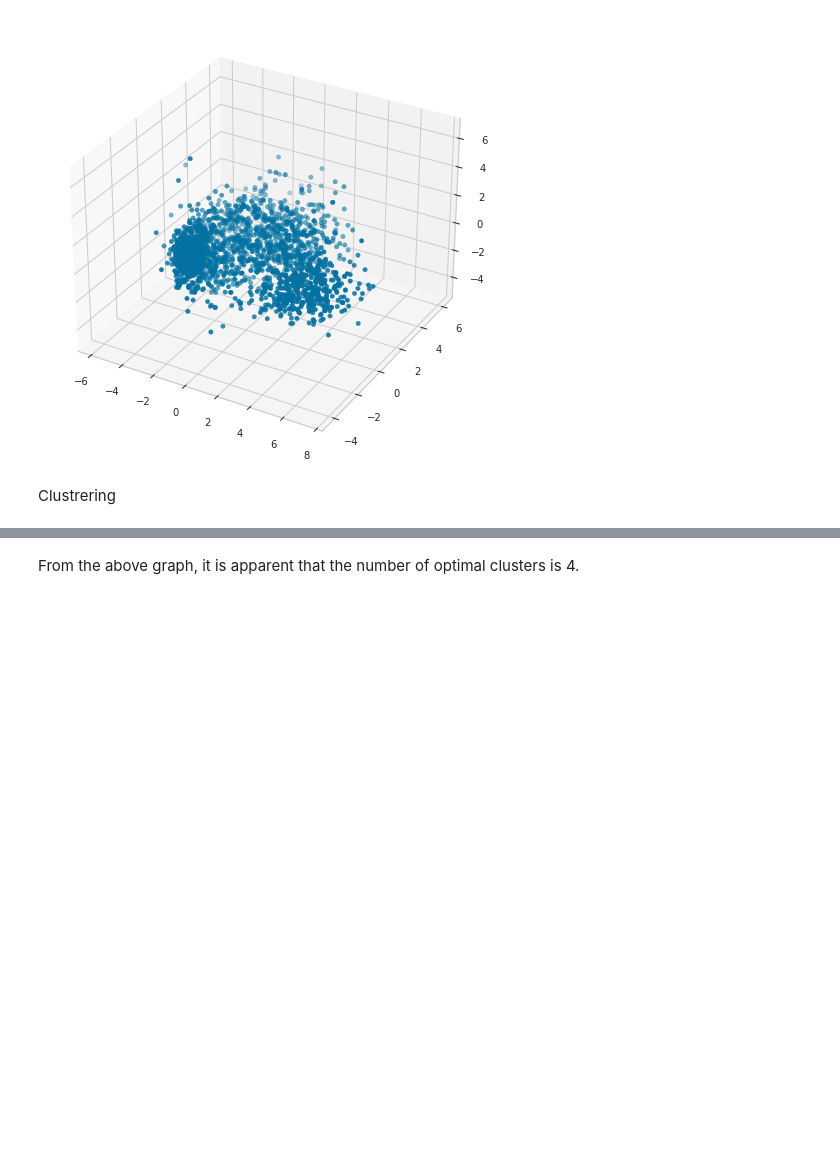
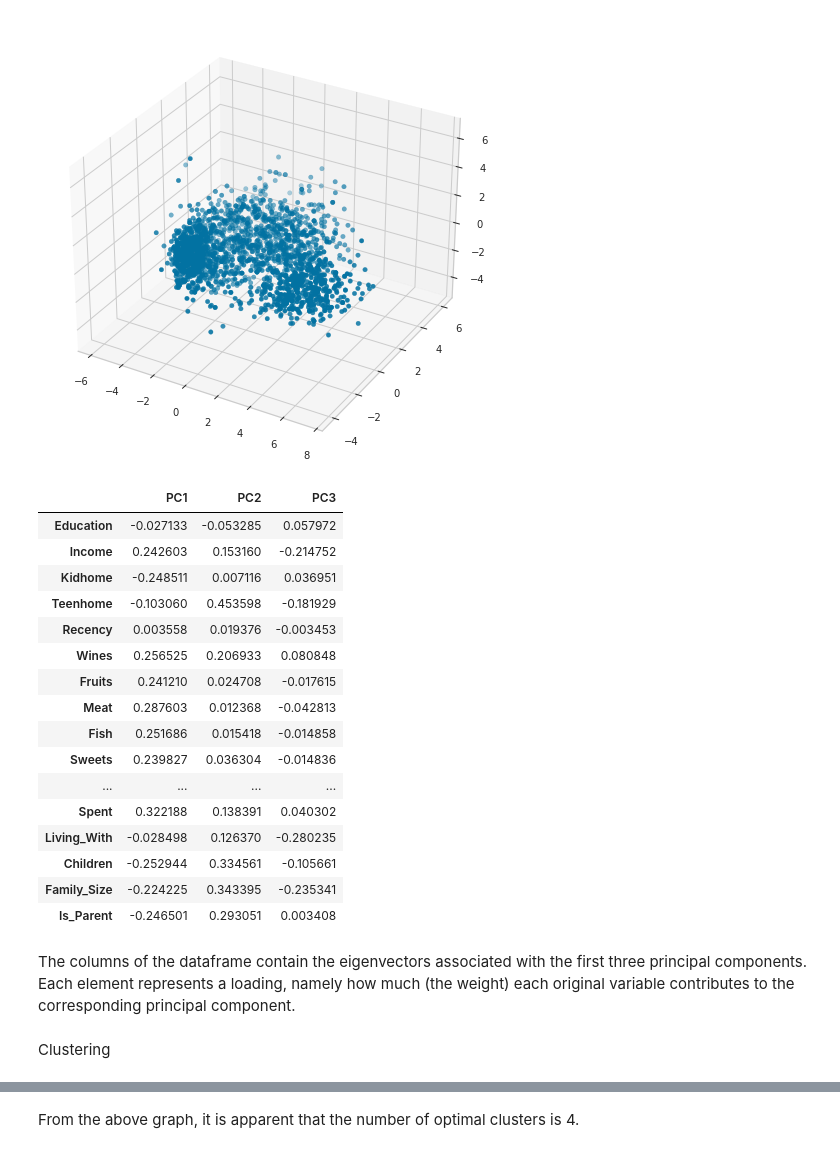
Before and after one commit to yashika-git/Customer_Segmentation_Clustering, a Jupyter notebook: customer-segmentation-clustering.ipynb, the cells around one changed output, grey strips where cells are left out. Drawn from its saved outputs; the diff is of its cells as text; code cells hidden in the pictures; blank space fills up the shorter version.

Commit message:
Kaggle Notebook | Customer_Segmentation_Clustering | Version 3

```diff
--- a/customer-segmentation-clustering.ipynb
+++ b/customer-segmentation-clustering.ipynb
@@ -282,8 +284,31 @@ ax.scatter(x,y,z )
 plt.show()
 # %% [output]
 [figure]
-# %% [markdown]
-Clustrering
+# %%
+loadings = pd.DataFrame(pca.components_.T, columns=['PC1', 'PC2', 'PC3'], index=scaled_ds.columns)
+loadings
+# %% [output]
+|  | PC1 | PC2 | PC3 |
+| Education | -0.027133 | -0.053285 | 0.057972 |
+| Income | 0.242603 | 0.153160 | -0.214752 |
+| Kidhome | -0.248511 | 0.007116 | 0.036951 |
+| Teenhome | -0.103060 | 0.453598 | -0.181929 |
+| Recency | 0.003558 | 0.019376 | -0.003453 |
+| Wines | 0.256525 | 0.206933 | 0.080848 |
+| Fruits | 0.241210 | 0.024708 | -0.017615 |
+| Meat | 0.287603 | 0.012368 | -0.042813 |
+| Fish | 0.251686 | 0.015418 | -0.014858 |
+| Sweets | 0.239827 | 0.036304 | -0.014836 |
+| ... | ... | ... | ... |
+| Spent | 0.322188 | 0.138391 | 0.040302 |
+| Living_With | -0.028498 | 0.126370 | -0.280235 |
+| Children | -0.252944 | 0.334561 | -0.105661 |
+| Family_Size | -0.224225 | 0.343395 | -0.235341 |
+| Is_Parent | -0.246501 | 0.293051 | 0.003408 |
+# %% [markdown]
+The columns of the dataframe contain the eigenvectors associated with the first three principal components. Each element represents a loading, namely how much (the weight) each original variable contributes to the corresponding principal component.
+# %% [markdown]
+Clustering
 # %%
 print('Determining number of clusters through Elbow Method')
 
```
Also changed, not shown: parts of 4 cells of this notebook.
